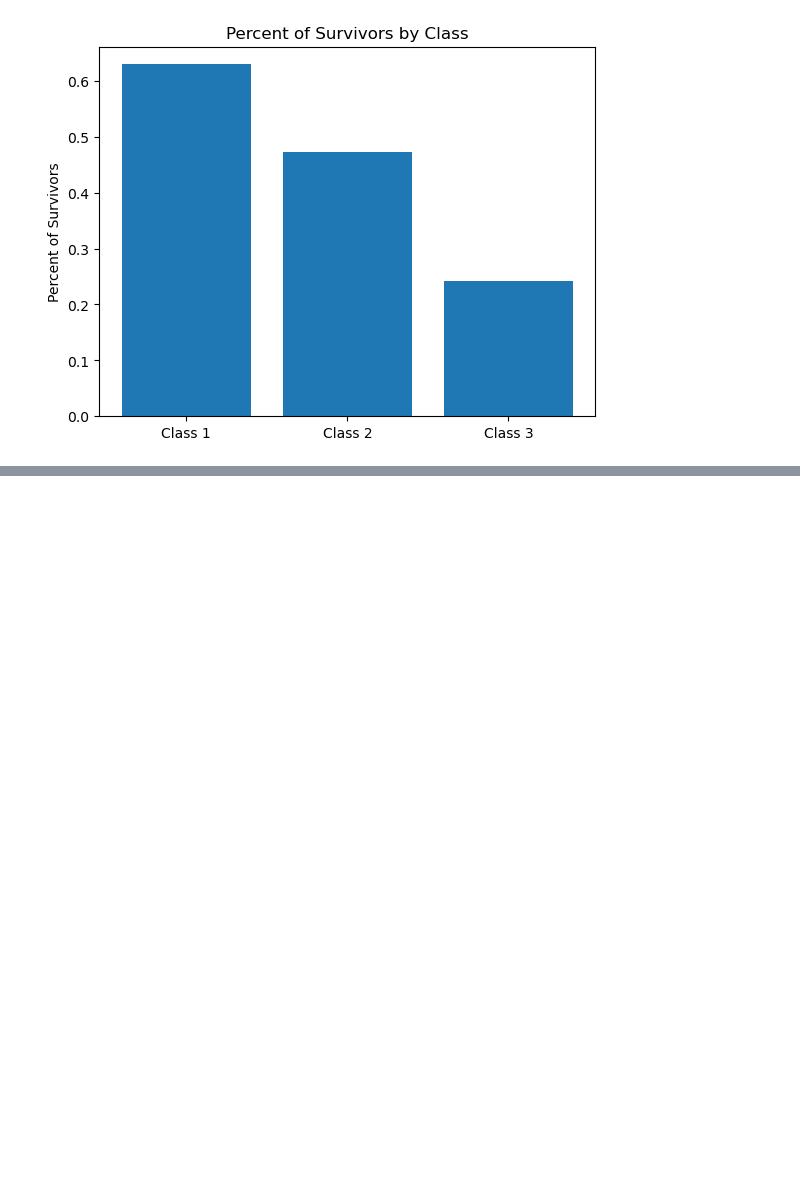
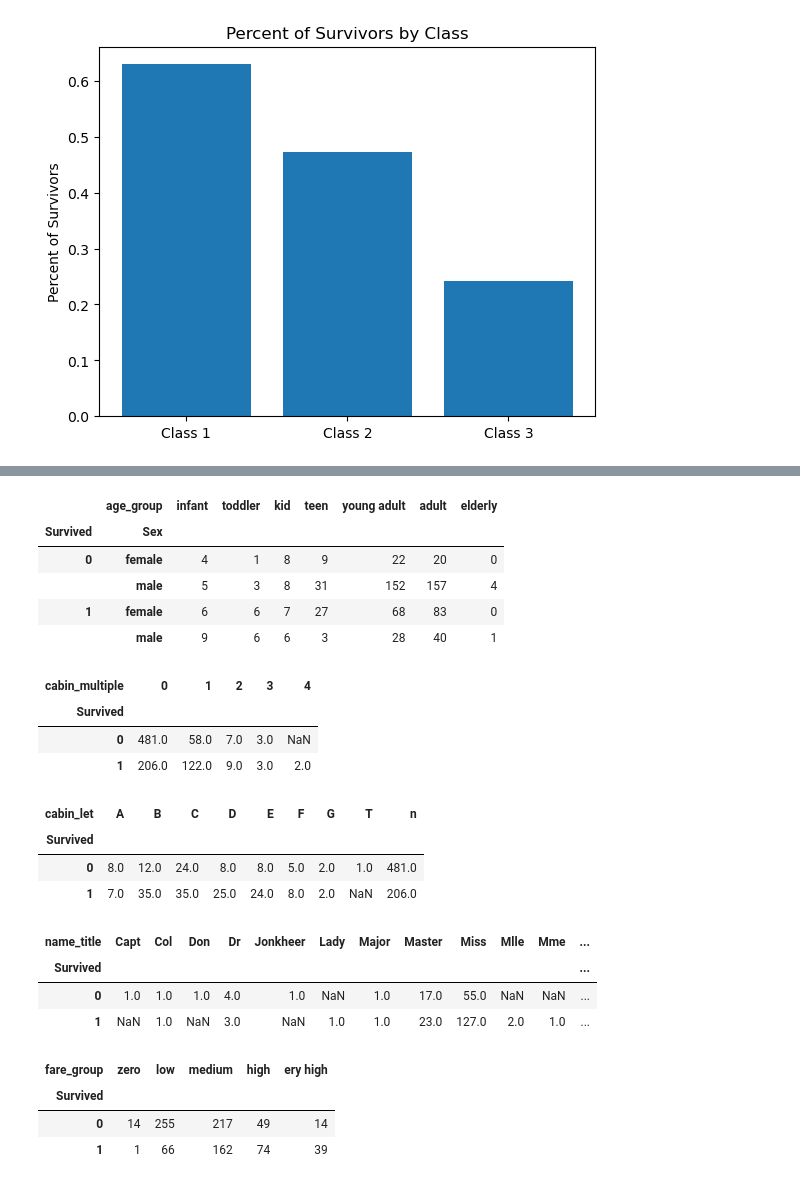
Before and after one commit to ashersavin/titanic, a Jupyter notebook: titanic_script.ipynb, the cells around one changed output, grey strips where cells are left out. Cells and saved outputs as stored; diff of their text form; code cells hidden in the pictures; blank space fills up the shorter version.

```diff
--- a/titanic_script.ipynb
+++ b/titanic_script.ipynb
@@ -61,0 +57,64 @@ print(surv_perc_female)
+# %%
+# How does AGE affect survivor status?
+bins_age = [0,2,4,12,18,30,70,200]
+labels_age = ['infant','toddler','kid','teen','young adult','adult','elderly']
+df_train['age_group'] = pd.cut(df_train['Age'], bins = bins_age, labels = labels_age)
+pd.pivot_table(df_train, index = 'Survived', columns = 'age_group', values = 'Name', aggfunc = 'count')
+# Add gender to the equation
+pd.pivot_table(df_train, index = ['Survived','Sex'], columns = 'age_group', values = 'Name', aggfunc = 'count')
+# Interestingly, female children did not have as high of a chance of surival as female adults
+# Male children much more likely to survive
+# %% [output]
+|  | age_group | infant | toddler | kid | teen | young adult | adult | elderly |
+| Survived | Sex |  |  |  |  |  |  |  |
+| 0 | female | 4 | 1 | 8 | 9 | 22 | 20 | 0 |
+|  | male | 5 | 3 | 8 | 31 | 152 | 157 | 4 |
+| 1 | female | 6 | 6 | 7 | 27 | 68 | 83 | 0 |
+|  | male | 9 | 6 | 6 | 3 | 28 | 40 | 1 |
+# %%
+# How does NUMBER OF CABINS affect survivor status?
+df_train['Cabin']
+# NaN (probably) means no personal cabin
+df_train['cabin_multiple'] = df_train.Cabin.apply(lambda x: 0 if pd.isna(x) else len(x.split(' ')))
+pd.pivot_table(df_train, index = ['Survived'], columns = 'cabin_multiple', values = 'Name', aggfunc = 'count')
+# Having multiple cabins worked to your advantage
+# %% [output]
+| cabin_multiple | 0 | 1 | 2 | 3 | 4 |
+| Survived |  |  |  |  |  |
+| 0 | 481.0 | 58.0 | 7.0 | 3.0 | NaN |
+| 1 | 206.0 | 122.0 | 9.0 | 3.0 | 2.0 |
+# %%
+# How does CABIN LETTER affect survivor status?
+# Perhaps cabin letter indicates the floor someone was on or the
+df_train['cabin_let'] = df_train.Cabin.apply(lambda x: str(x)[0])
+pd.pivot_table(df_train, index = ['Survived'], columns = 'cabin_let', values = 'Name', aggfunc = 'count')
+# Does not seem to be an obvious pattern between letters
+# %% [output]
+| cabin_let | A | B | C | D | E | F | G | T | n |
+| Survived |  |  |  |  |  |  |  |  |  |
+| 0 | 8.0 | 12.0 | 24.0 | 8.0 | 8.0 | 5.0 | 2.0 | 1.0 | 481.0 |
+| 1 | 7.0 | 35.0 | 35.0 | 25.0 | 24.0 | 8.0 | 2.0 | NaN | 206.0 |
+# %%
+# How does TITLE affect survivor status?
+df_train.Name.head(50)
+df_train['name_title'] = df_train.Name.apply(lambda x: x.split(',')[1].split('.')[0].strip())
+pd.pivot_table(df_train, index = ['Survived'], columns = 'name_title', values = 'Name', aggfunc = 'count')
+
+# Special titles were generally helpful, although -- notably -- "Reverend" was not
+# %% [output]
+| name_title | Capt | Col | Don | Dr | Jonkheer | Lady | Major | Master | Miss | Mlle | Mme | ... |
+| Survived |  |  |  |  |  |  |  |  |  |  |  | ... |
+| 0 | 1.0 | 1.0 | 1.0 | 4.0 | 1.0 | NaN | 1.0 | 17.0 | 55.0 | NaN | NaN | ... |
+| 1 | NaN | 1.0 | NaN | 3.0 | NaN | 1.0 | 1.0 | 23.0 | 127.0 | 2.0 | 1.0 | ... |
+# %%
+# How does FARE affect survivor status
+bins_fare = [-.1,.1,10,40,100,600]
+labels_fare = ['zero','low','medium','high','very high']
+df_train['fare_group'] = pd.cut(df_train['Fare'], bins = bins_fare, labels = labels_fare)
+pd.pivot_table(df_train, index = 'Survived', columns = 'fare_group', values = 'Name', aggfunc = 'count')
+# A higher fare indicates survival
+# %% [output]
+| fare_group | zero | low | medium | high | ery high |
+| Survived |  |  |  |  |  |
+| 0 | 14 | 255 | 217 | 49 | 14 |
+| 1 | 1 | 66 | 162 | 74 | 39 |
```
Also changed, not shown: parts of 13 cells of this notebook.
